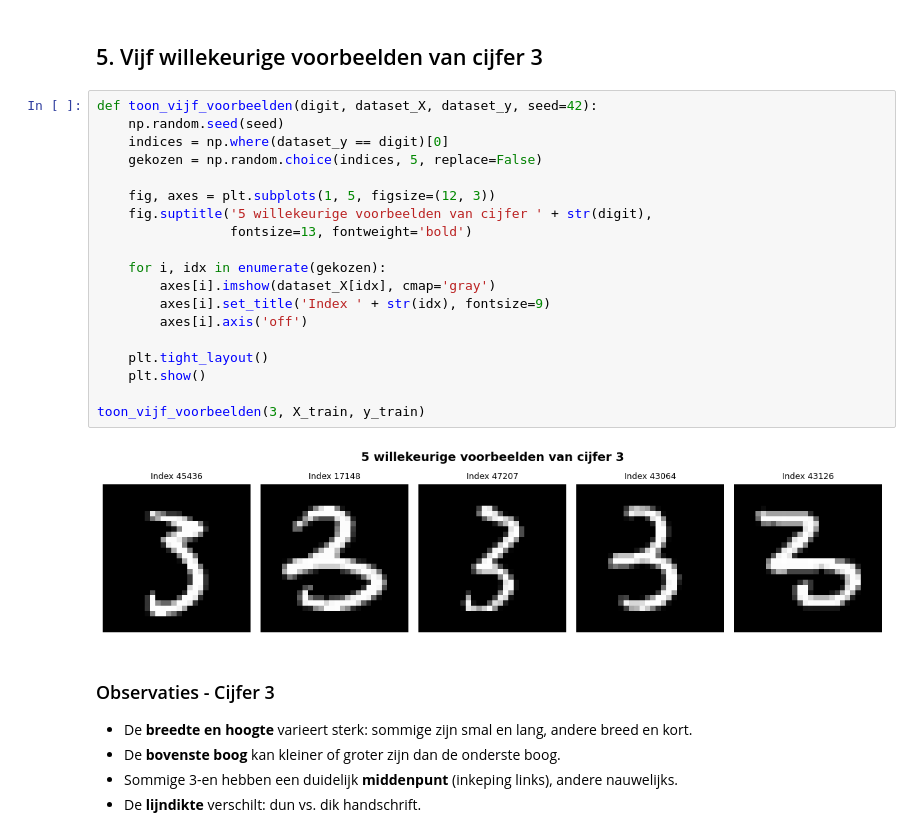
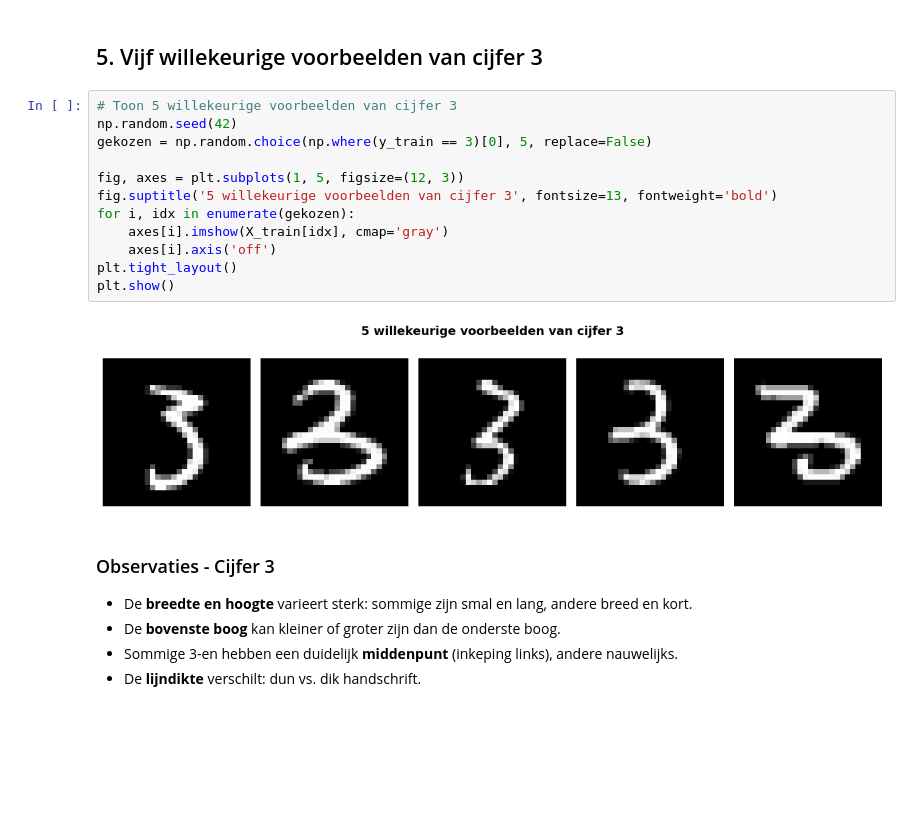
Before and after one commit to sami12127/Mini-AI-, a Jupyter notebook: Visuele-analyse-cijfers/P1_MNIST.ipynb, the cells around one changed output. Cells and saved outputs as stored; diff of their text form; blank space fills up the shorter version.

```diff
--- a/Visuele-analyse-cijfers/P1_MNIST.ipynb
+++ b/Visuele-analyse-cijfers/P1_MNIST.ipynb
@@ -111,26 +111,19 @@ plt.show()
 # %% [markdown]
 ## 5. Vijf willekeurige voorbeelden van cijfer 3
 # %%
-def toon_vijf_voorbeelden(digit, dataset_X, dataset_y, seed=42):
-    np.random.seed(seed)
-    indices = np.where(dataset_y == digit)[0]
-    gekozen = np.random.choice(indices, 5, replace=False)
+# Toon 5 willekeurige voorbeelden van cijfer 3
+np.random.seed(42)
+gekozen = np.random.choice(np.where(y_train == 3)[0], 5, replace=False)
 
-    fig, axes = plt.subplots(1, 5, figsize=(12, 3))
-    fig.suptitle('5 willekeurige voorbeelden van cijfer ' + str(digit),
-                 fontsize=13, fontweight='bold')
-
-    for i, idx in enumerate(gekozen):
-        axes[i].imshow(dataset_X[idx], cmap='gray')
-        axes[i].set_title('Index ' + str(idx), fontsize=9)
-        axes[i].axis('off')
-
-    plt.tight_layout()
-    plt.show()
-
-toon_vijf_voorbeelden(3, X_train, y_train)
+fig, axes = plt.subplots(1, 5, figsize=(12, 3))
+fig.suptitle('5 willekeurige voorbeelden van cijfer 3', fontsize=13, fontweight='bold')
+for i, idx in enumerate(gekozen):
+    axes[i].imshow(X_train[idx], cmap='gray')
+    axes[i].axis('off')
+plt.tight_layout()
+plt.show()
 # %% [output]
-[figure, old version]
+[figure, new version]
 # %% [markdown]
 ### Observaties - Cijfer 3
 
```
Also changed, not shown: parts of 1 cell of this notebook.
